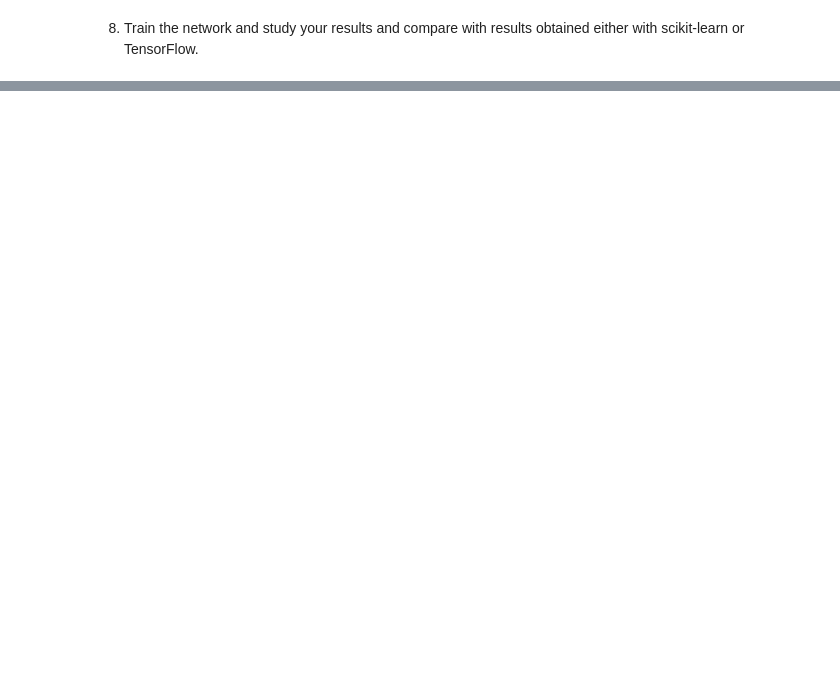
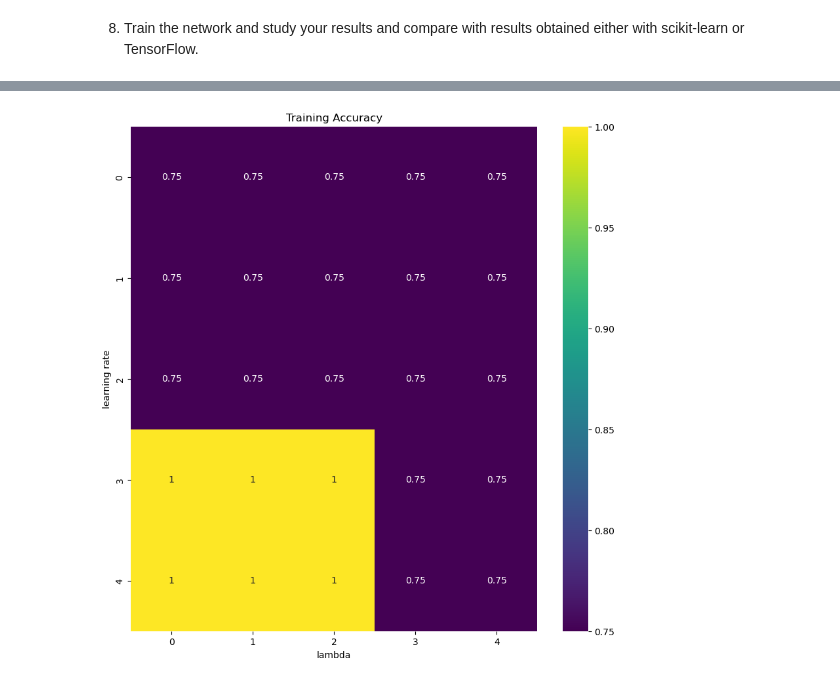
Before and after one commit to Johannesfjeldsaa/FYS-STK4155_Projects, a Jupyter notebook: Project 2/Test functionality/Test NeuralNetwork.ipynb, the cells around one changed output, grey strips where cells are left out. Drawn from its saved outputs; the diff is of its cells as text; code cells hidden in the pictures; blank space fills up the shorter version.

Commit message:
Fixed problems in backpropagation

```diff
--- a/Project 2/Test functionality/Test NeuralNetwork.ipynb
+++ b/Project 2/Test functionality/Test NeuralNetwork.ipynb
@@ -141,7 +149,7 @@ Biases output layer:
 # %% [markdown]
 8. Train the network and study your results and compare with results obtained either with scikit-learn or TensorFlow.
 # %%
-ffnn.train(X, num_iter=50)
+ffnn.train(X, num_iter=100)
 
 print('Weights and biases after training: \n')
 
@@ -179,17 +186,0 @@ Final prediction after training:
-# %%
-lr=0.1
-lmbd=0.001
-
-optimizer = GradientDescent(learning_rate=lr)
-
-ffnn = Neural_Network(n_inputs, n_hidden_layers, n_hidden_nodes, n_outputs,
-                              cost_function=cost_function,
-                              learning_rate=lr,
-                              lmbd=lmbd,
-                              activation_function_hidden='sigmoid',
-                              activation_function_output='sigmoid',
-                              optimizer=None,
-                              classification_problem=True)
-
-weigths = ffnn.train(X, num_iter=1000)
-pred = ffnn.output_layer.output
@@ -409,0 +187,37 @@ plt.show()
+# %%
+# Using and gate
+
+grad_cost_function = grad_cost_logreg(target_AND.reshape(len(target_AND), 1))
+
+learning_rates = np.logspace(-4, 0, 5)
+lmbd_vals = np.logspace(-4, 0, 5)
+
+accuracy = np.zeros((len(learning_rates), len(lmbd_vals)))
+
+for i, lr in enumerate(learning_rates):
+    for j, lmbd in enumerate(lmbd_vals):
+
+        optimizer = GradientDescent(learning_rate=lr)
+
+        ffnn = Neural_Network(n_features, n_hidden_layers, n_hidden_nodes, n_outputs,
+                              cost_function=grad_cost_function,
+                              learning_rate=lr,
+                              lmbd=lmbd,
+                              activation_function_hidden='sigmoid',
+                              activation_function_output='sigmoid',
+                              optimizer=optimizer,
+                              classification_problem=True)
+
+        ffnn.train(X, num_iter=1000)
+        pred = ffnn.output_layer.output
+
+        accuracy[i][j] = accuracy_score(target_AND, pred)
+
+fig, ax = plt.subplots(figsize = (10, 10))
+sns.heatmap(accuracy, annot=True, ax=ax, cmap="viridis")
+ax.set_title("Training Accuracy")
+ax.set_ylabel("learning rate")
+ax.set_xlabel("lambda")
+plt.show()
+# %% [output]
+[figure, added]
```
Also changed, not shown: parts of 18 cells of this notebook, 1 other file.
